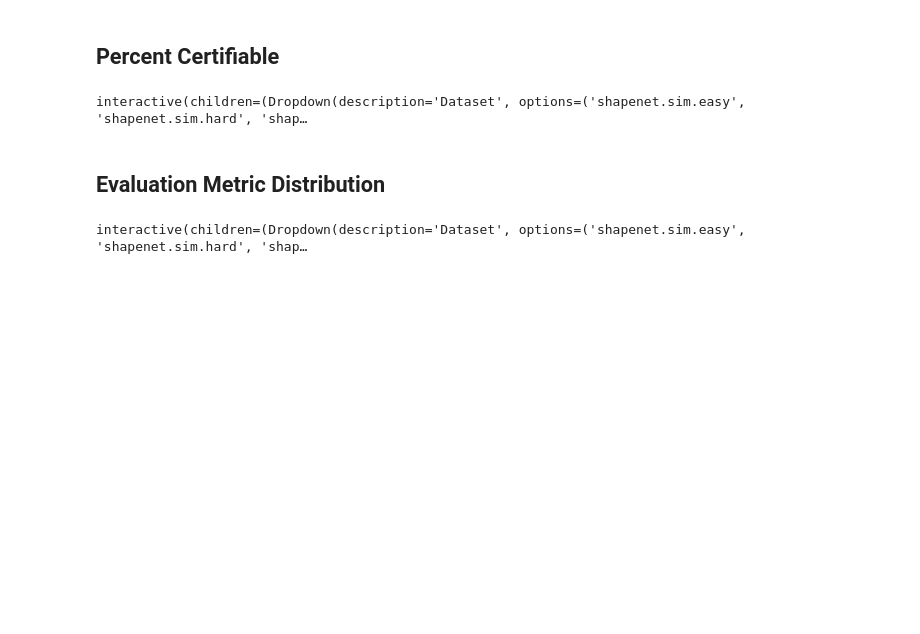
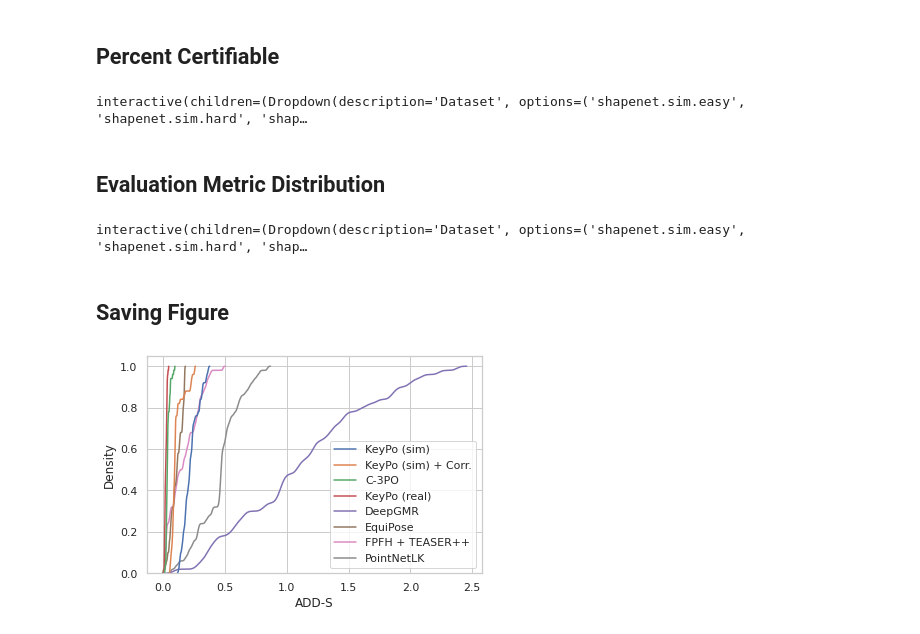
Before and after one commit to MIT-SPARK/pose-baselines, a Jupyter notebook: results/results.ipynb, the cells around one changed output. Drawn from its saved outputs; the diff is of its cells as text; code cells hidden in the pictures; blank space fills up the shorter version.

Commit message:
results: adding and saving short fig, with less baselines

```diff
--- a/results/results.ipynb
+++ b/results/results.ipynb
@@ -28,3 +28,5 @@ out = widgets.interactive(results.plot, my_dataset=dd_dataset, my_object=dd_obje
 display(out)
 # %% [output]
 interactive(children=(Dropdown(description='Dataset', options=('shapenet.sim.easy', 'shapenet.sim.hard', 'shap…
+# %% [markdown]
+## Saving Figure
@@ -30,0 +35,6 @@ interactive(children=(Dropdown(description='Dataset', options=('shapenet.sim.eas
+# %%
+sns_plot = results.plot("shapenet.real.hard", "car", "adds", short=True)
+fig = sns_plot.get_figure()
+fig.savefig("runs/shapenet.real.hard.png")
+# %% [output]
+[figure, added]
```
Also changed, not shown: parts of 1 cell of this notebook, 2 other files.
